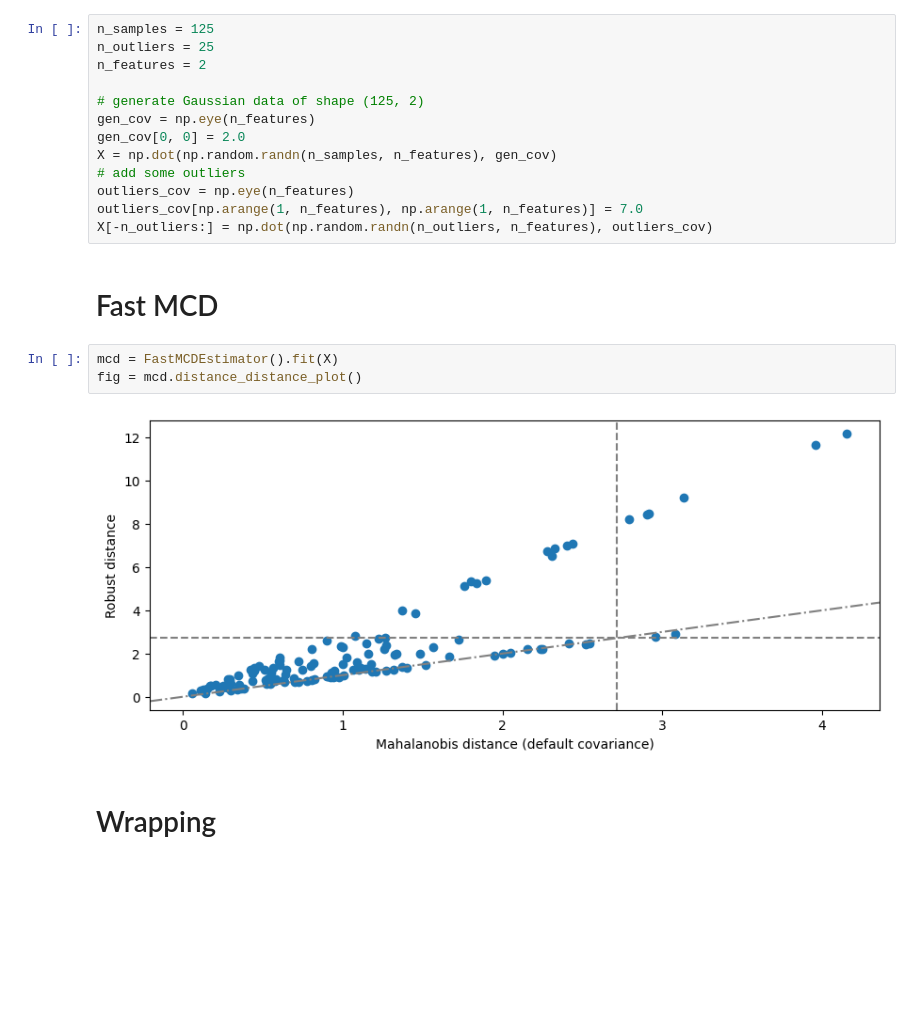
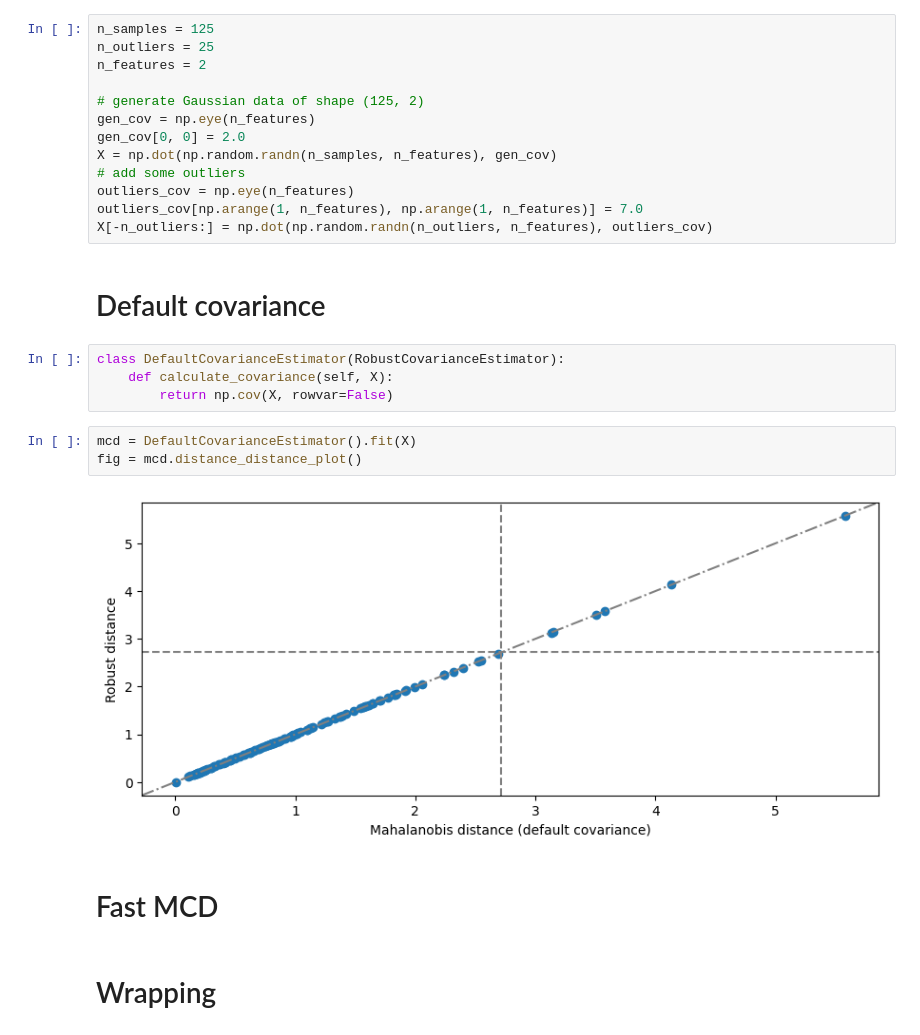
Before and after one commit to STAN-UAntwerp/robpy, a Jupyter notebook: demo_notebooks/covariance.ipynb, the cells around one changed output. Cells and saved outputs as stored; diff of their text form; blank space fills up the shorter version.

```diff
--- a/demo_notebooks/covariance.ipynb
+++ b/demo_notebooks/covariance.ipynb
@@ -19,13 +19,19 @@ X = np.dot(np.random.randn(n_samples, n_features), gen_cov)
 outliers_cov = np.eye(n_features)
 outliers_cov[np.arange(1, n_features), np.arange(1, n_features)] = 7.0
 X[-n_outliers:] = np.dot(np.random.randn(n_outliers, n_features), outliers_cov)
+# %% [markdown]
+# Default covariance
+# %%
+class DefaultCovarianceEstimator(RobustCovarianceEstimator):
+    def calculate_covariance(self, X):
+        return np.cov(X, rowvar=False)
+# %%
+mcd = DefaultCovarianceEstimator().fit(X)
+fig = mcd.distance_distance_plot()
+# %% [output]
+[figure, added]
 # %% [markdown]
 # Fast MCD
-# %%
-mcd = FastMCDEstimator().fit(X)
-fig = mcd.distance_distance_plot()
-# %% [output]
-[figure, removed]
 # %% [markdown]
 # Wrapping
 # %%
```
Also changed, not shown: parts of 4 cells of this notebook, 4 other files.
